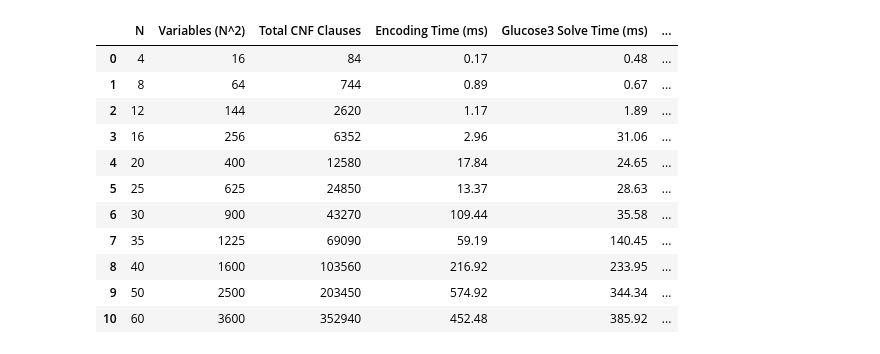
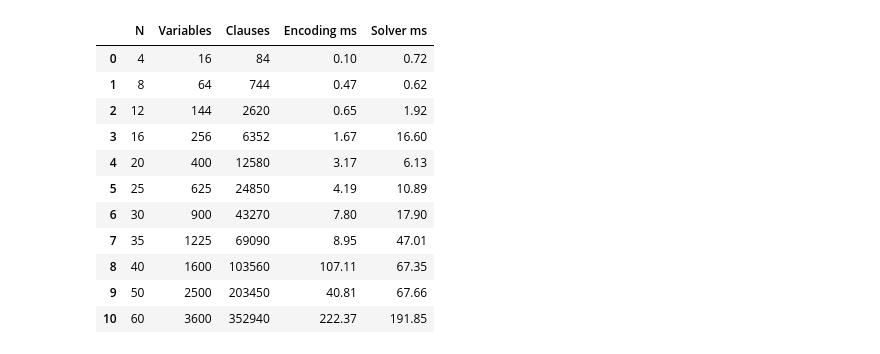
Before and after one commit to KDY006/classical-ai-suite, a Jupyter notebook: source/task1/experiments_task1.ipynb, the cells around one changed output. Saved outputs shown, nothing was run; the diff lists cells and outputs as text; code cells hidden in the pictures.

Commit message:
Implement Task 1 N-Queen solver and interface

```diff
--- a/source/task1/experiments_task1.ipynb
+++ b/source/task1/experiments_task1.ipynb
@@ -33,38 +39,27 @@ Environment ready.
 # %%
 sat_sizes = [4, 8, 12, 16, 20, 25, 30, 35, 40, 50, 60]
-sat_solver = Glucose3NQueenSolver(include_col_alo=True)
 sat_rows = []
-sample_12_board = None
-
 for n in sat_sizes:
-    enc = NQueenCNFEncoder(n, include_col_alo=True)
-    res = sat_solver.solve(n)
-    assert res.satisfiable and res.board is not None and res.board.is_valid_solution()
-    assert res.num_clauses == enc.theoretical_clause_count()
-    if n == 12:
-        sample_12_board = res.board
+    result = Glucose3NQueenSolver().solve(n)
+    assert result.satisfiable and result.board.is_valid_solution()
+    assert result.num_clauses == NQueenCNFEncoder(n).theoretical_clause_count()
     sat_rows.append({
-        'N': n,
-        'Variables (N^2)': res.num_variables,
-        'Total CNF Clauses': res.num_clauses,
-        'Encoding Time (ms)': round(res.encoding_time_sec * 1000, 2),
-        'Glucose3 Solve Time (ms)': round(res.solve_time_sec * 1000, 2),
-        'Total Time (ms)': round(res.total_time_sec * 1000, 2),
-        'Verified': res.board.is_valid_solution(),
+        "N": n, "Variables": result.num_variables, "Clauses": result.num_clauses,
+        "Encoding ms": result.encoding_time_sec * 1000,
+        "Solver ms": result.solve_time_sec * 1000,
     })
-
-df_sat = pd.DataFrame(sat_rows)
-df_sat
+sat_results = pd.DataFrame(sat_rows)
+sat_results.round(2)
 # %% [output]
-|  | N | Variables (N^2) | Total CNF Clauses | Encoding Time (ms) | Glucose3 Solve Time (ms) | ... |
-| 0 | 4 | 16 | 84 | 0.17 | 0.48 | ... |
-| 1 | 8 | 64 | 744 | 0.89 | 0.67 | ... |
-| 2 | 12 | 144 | 2620 | 1.17 | 1.89 | ... |
-| 3 | 16 | 256 | 6352 | 2.96 | 31.06 | ... |
-| 4 | 20 | 400 | 12580 | 17.84 | 24.65 | ... |
-| 5 | 25 | 625 | 24850 | 13.37 | 28.63 | ... |
-| 6 | 30 | 900 | 43270 | 109.44 | 35.58 | ... |
-| 7 | 35 | 1225 | 69090 | 59.19 | 140.45 | ... |
-| 8 | 40 | 1600 | 103560 | 216.92 | 233.95 | ... |
-| 9 | 50 | 2500 | 203450 | 574.92 | 344.34 | ... |
-| 10 | 60 | 3600 | 352940 | 452.48 | 385.92 | ... |
+|  | N | Variables | Clauses | Encoding ms | Solver ms |
+| 0 | 4 | 16 | 84 | 0.10 | 0.72 |
+| 1 | 8 | 64 | 744 | 0.47 | 0.62 |
+| 2 | 12 | 144 | 2620 | 0.65 | 1.92 |
+| 3 | 16 | 256 | 6352 | 1.67 | 16.60 |
+| 4 | 20 | 400 | 12580 | 3.17 | 6.13 |
+| 5 | 25 | 625 | 24850 | 4.19 | 10.89 |
+| 6 | 30 | 900 | 43270 | 7.80 | 17.90 |
+| 7 | 35 | 1225 | 69090 | 8.95 | 47.01 |
+| 8 | 40 | 1600 | 103560 | 107.11 | 67.35 |
+| 9 | 50 | 2500 | 203450 | 40.81 | 67.66 |
+| 10 | 60 | 3600 | 352940 | 222.37 | 191.85 |
```
Also changed, not shown: parts of 13 cells of this notebook, 12 other files.
